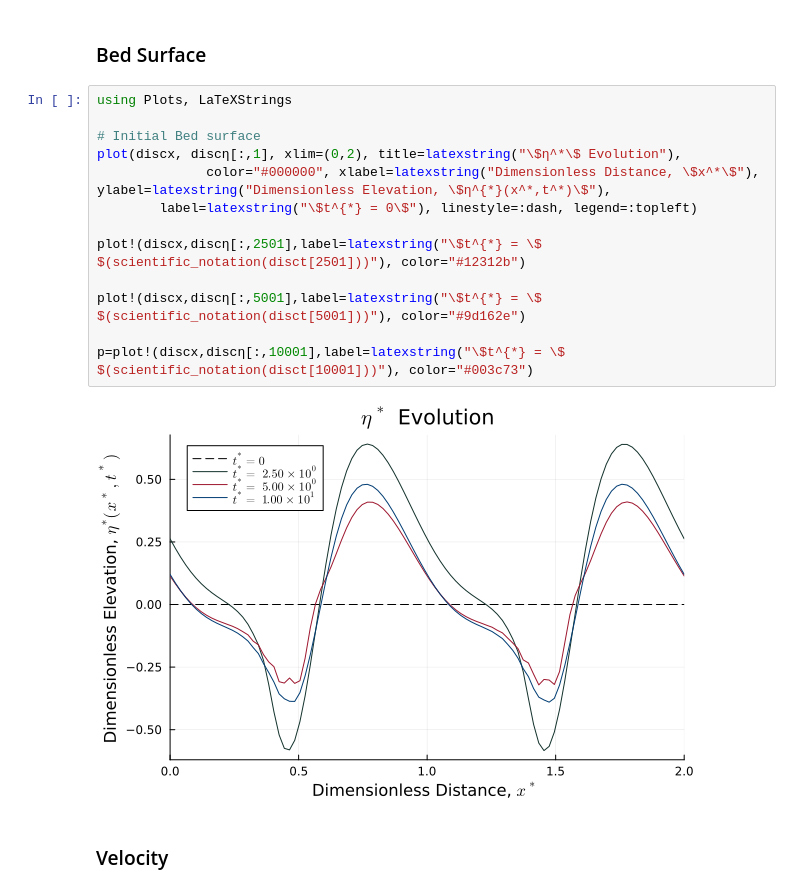
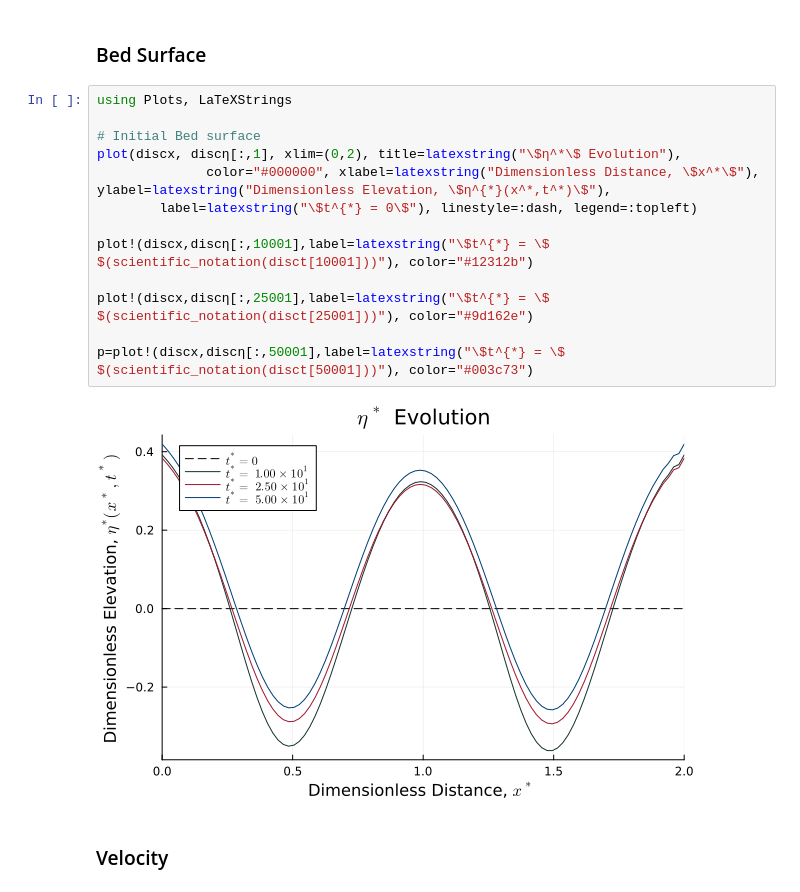
Before and after one commit to cmerikson/Step_pools, a Jupyter notebook: Example_Step_Pools.ipynb, the cells around one changed output. Drawn from its saved outputs; the diff is of its cells as text.

```diff
--- a/Example_Step_Pools.ipynb
+++ b/Example_Step_Pools.ipynb
@@ -163,18 +152,18 @@ discη = sol1[η(x,t)];
 # %%
 using Plots, LaTeXStrings
 
 # Initial Bed surface
 plot(discx, discη[:,1], xlim=(0,2), title=latexstring("\$η^*\$ Evolution"),
               color="#000000", xlabel=latexstring("Dimensionless Distance, \$x^*\$"), ylabel=latexstring("Dimensionless Elevation, \$η^{*}(x^*,t^*)\$"),
         label=latexstring("\$t^{*} = 0\$"), linestyle=:dash, legend=:topleft)
 
-plot!(discx,discη[:,2501],label=latexstring("\$t^{*} = \$ $(scientific_notation(disct[2501]))"), color="#12312b")
+plot!(discx,discη[:,10001],label=latexstring("\$t^{*} = \$ $(scientific_notation(disct[10001]))"), color="#12312b")
 
-plot!(discx,discη[:,5001],label=latexstring("\$t^{*} = \$ $(scientific_notation(disct[5001]))"), color="#9d162e")
+plot!(discx,discη[:,25001],label=latexstring("\$t^{*} = \$ $(scientific_notation(disct[25001]))"), color="#9d162e")
 
-p=plot!(discx,discη[:,10001],label=latexstring("\$t^{*} = \$ $(scientific_notation(disct[10001]))"), color="#003c73")
+p=plot!(discx,discη[:,50001],label=latexstring("\$t^{*} = \$ $(scientific_notation(disct[50001]))"), color="#003c73")
 # %% [output]
-[figure, old version]
+[figure, new version]
 # %% [markdown]
 <h3>Velocity</h3>
 # %%
```
Also changed, not shown: parts of 5 cells of this notebook, 3 other files.
